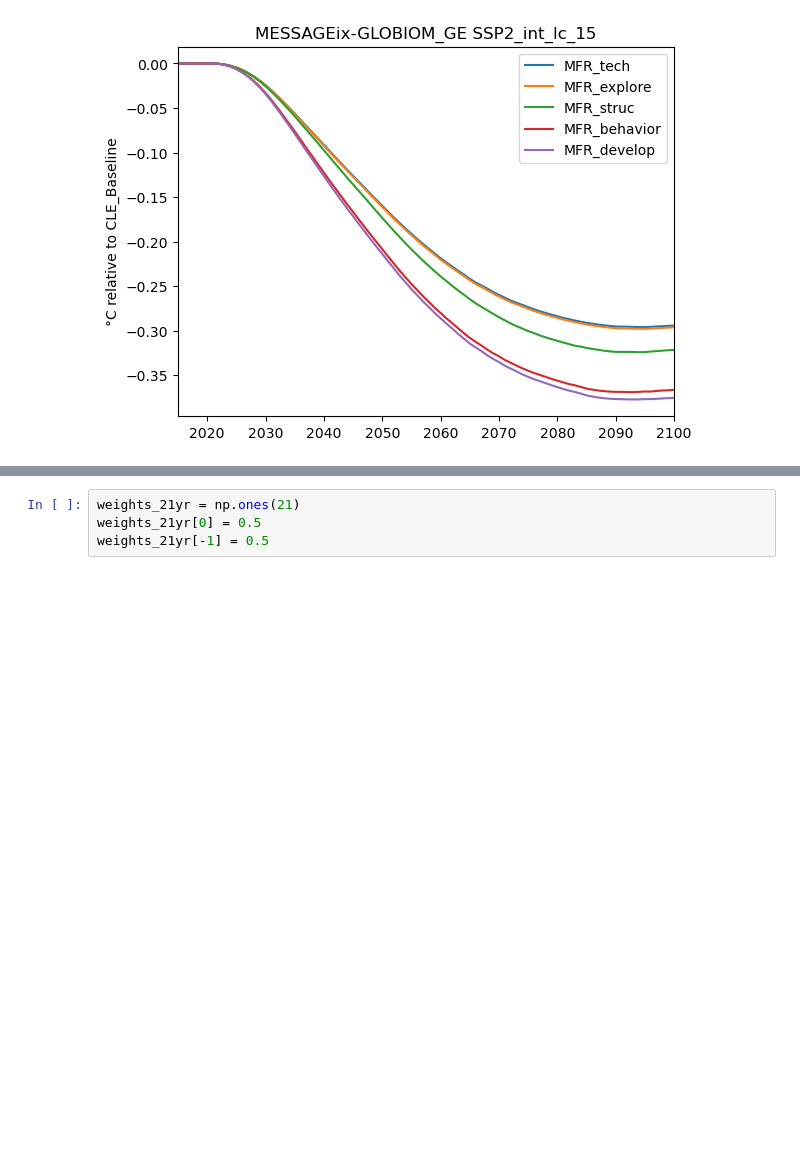
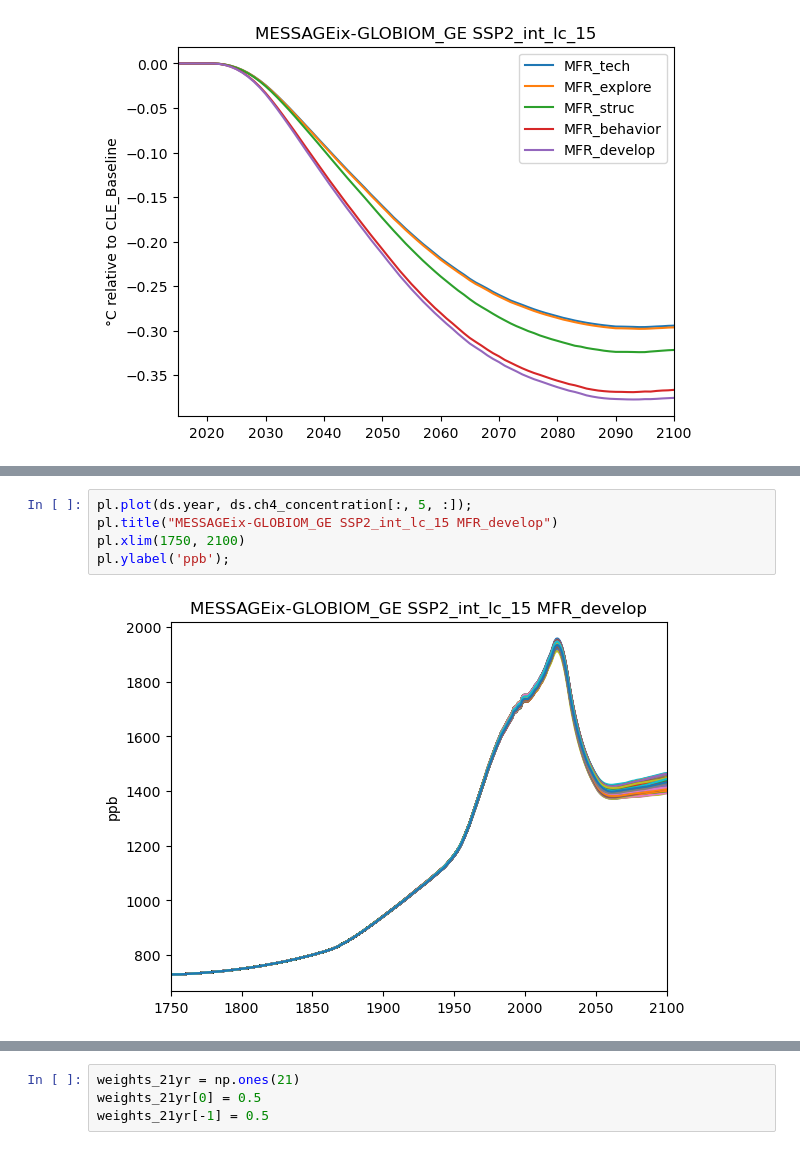
Before and after one commit to chrisroadmap/methane-mitigation, a Jupyter notebook: notebooks/sensecheck-analysis.ipynb, the cells around one changed output, grey strips where cells are left out. Saved outputs shown, nothing was run; the diff lists cells and outputs as text; blank space fills up the shorter version.

```diff
--- a/notebooks/sensecheck-analysis.ipynb
+++ b/notebooks/sensecheck-analysis.ipynb
@@ -54,0 +62,7 @@ pl.xlim(2015, 2100);
+# %%
+pl.plot(ds.year, ds.ch4_concentration[:, 5, :]);
+pl.title("MESSAGEix-GLOBIOM_GE SSP2_int_lc_15 MFR_develop")
+pl.xlim(1750, 2100)
+pl.ylabel('ppb');
+# %% [output]
+[figure, added]
```
Also changed, not shown: parts of 5 cells of this notebook.
